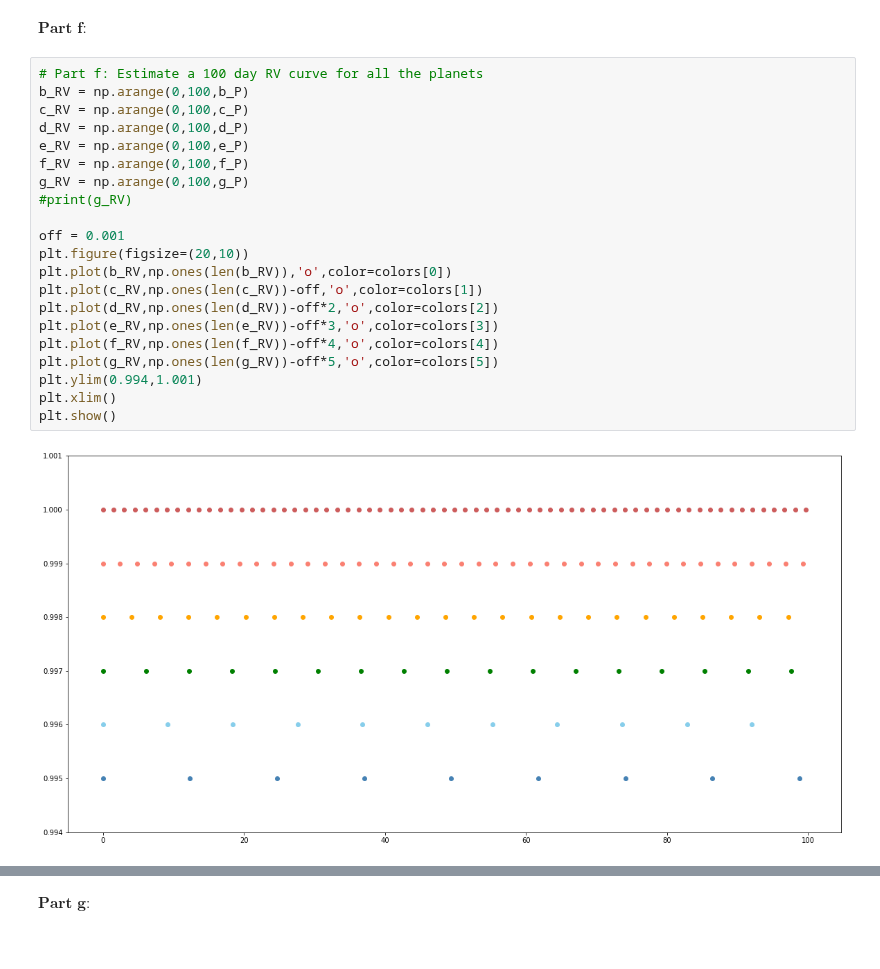
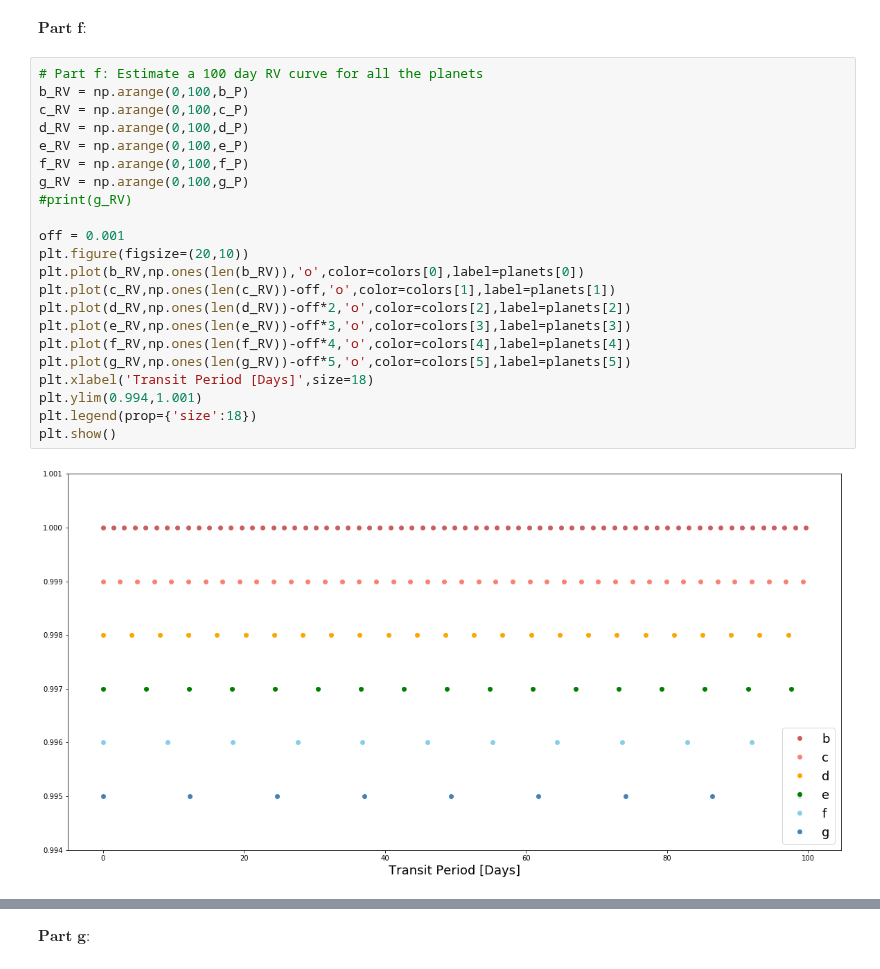
Before and after one commit to jlustigy/ExoJulia, a Jupyter notebook: winter17/final/nicole_final_exam.ipynb, the cells around one changed output, grey strips where cells are left out. Cells and saved outputs as stored; diff of their text form.

```diff
--- a/winter17/final/nicole_final_exam.ipynb
+++ b/winter17/final/nicole_final_exam.ipynb
@@ -372,23 +403,24 @@ $\textbf{Part f:}$
 # %%
 # Part f: Estimate a 100 day RV curve for all the planets
 b_RV = np.arange(0,100,b_P)
 c_RV = np.arange(0,100,c_P)
 d_RV = np.arange(0,100,d_P)
 e_RV = np.arange(0,100,e_P)
 f_RV = np.arange(0,100,f_P)
 g_RV = np.arange(0,100,g_P)
 #print(g_RV)
 
 off = 0.001
 plt.figure(figsize=(20,10))
-plt.plot(b_RV,np.ones(len(b_RV)),'o',color=colors[0])
-plt.plot(c_RV,np.ones(len(c_RV))-off,'o',color=colors[1])
-plt.plot(d_RV,np.ones(len(d_RV))-off*2,'o',color=colors[2])
-plt.plot(e_RV,np.ones(len(e_RV))-off*3,'o',color=colors[3])
-plt.plot(f_RV,np.ones(len(f_RV))-off*4,'o',color=colors[4])
-plt.plot(g_RV,np.ones(len(g_RV))-off*5,'o',color=colors[5])
+plt.plot(b_RV,np.ones(len(b_RV)),'o',color=colors[0],label=planets[0])
+plt.plot(c_RV,np.ones(len(c_RV))-off,'o',color=colors[1],label=planets[1])
+plt.plot(d_RV,np.ones(len(d_RV))-off*2,'o',color=colors[2],label=planets[2])
+plt.plot(e_RV,np.ones(len(e_RV))-off*3,'o',color=colors[3],label=planets[3])
+plt.plot(f_RV,np.ones(len(f_RV))-off*4,'o',color=colors[4],label=planets[4])
+plt.plot(g_RV,np.ones(len(g_RV))-off*5,'o',color=colors[5],label=planets[5])
+plt.xlabel('Transit Period [Days]',size=18)
 plt.ylim(0.994,1.001)
-plt.xlim()
+plt.legend(prop={'size':18})
 plt.show()
 # %% [output]
-[figure, old version]
+[figure, new version]
```
Also changed, not shown: parts of 24 cells of this notebook.
